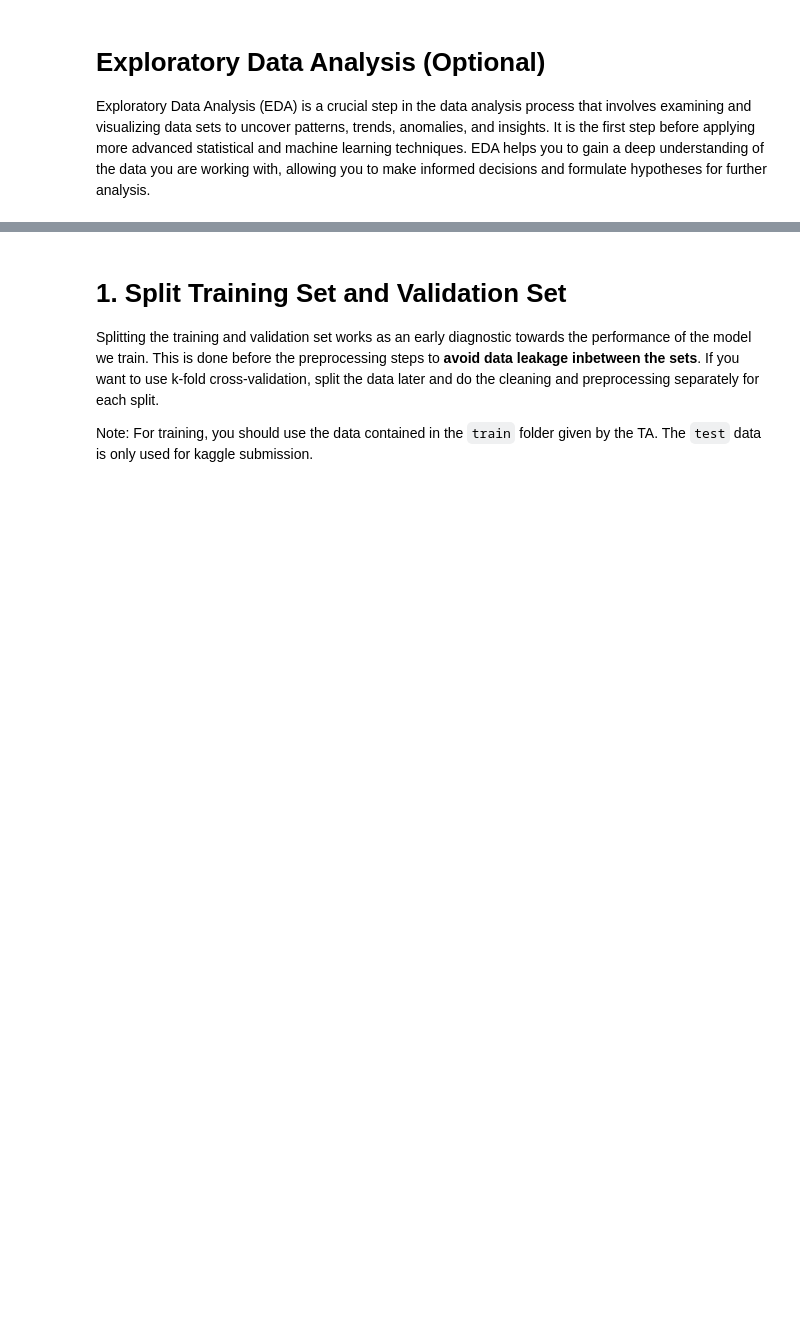
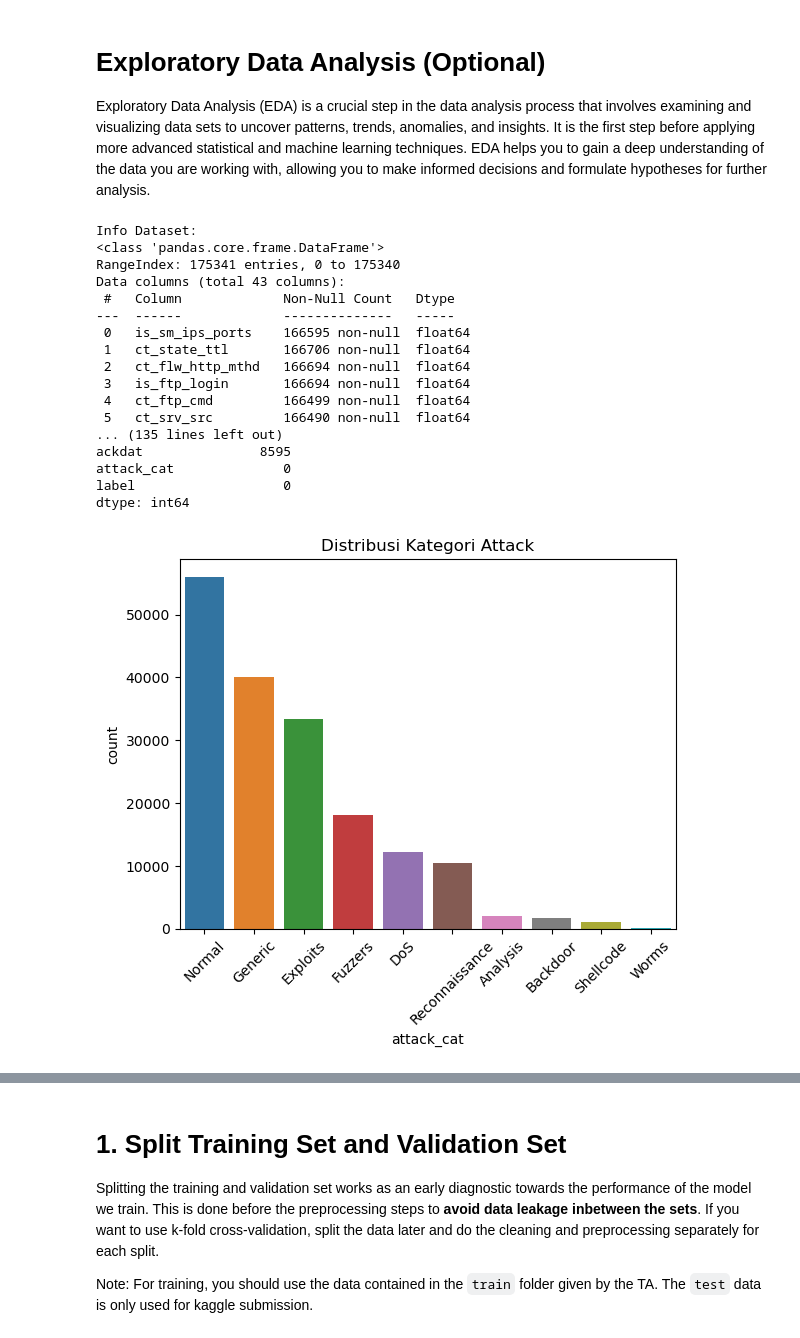
Before and after one commit to zultopia/Tubes2-IF3170-Kelompok10, a Jupyter notebook: src/IF3170 Artificial Intelligence _ Tugas Besar 2 Notebook Template.ipynb, the cells around one changed output, grey strips where cells are left out. Drawn from its saved outputs; the diff is of its cells as text; code cells hidden in the pictures; blank space fills up the shorter version.

```diff
--- a/src/IF3170 Artificial Intelligence _ Tugas Besar 2 Notebook Template.ipynb
+++ b/src/IF3170 Artificial Intelligence _ Tugas Besar 2 Notebook Template.ipynb
@@ -40,0 +58,52 @@ Exploratory Data Analysis (EDA) is a crucial step in the data analysis process t
+# %%
+# Informasi Umum Dataset
+print("Info Dataset:")
+print(merged_data.info())
+
+# Statistik Deskriptif
+print("\nStatistik Deskriptif:")
+print(merged_data.describe())
+
+# Cek Missing Values
+print("\nMissing Values:")
+print(merged_data.isnull().sum())
+
+# Distribusi Variabel Target (attack_cat)
+sns.countplot(data=merged_data, x="attack_cat", order=merged_data["attack_cat"].value_counts().index)
+plt.xticks(rotation=45)
+plt.title("Distribusi Kategori Attack")
+plt.show()
+
+# Heatmap Korelasi
+plt.figure(figsize=(15, 10))
+numeric_data = merged_data.select_dtypes(include=[np.number])
+numeric_data = numeric_data.dropna()
+correlation = numeric_data.corr()
+sns.heatmap(correlation, annot=False, cmap="coolwarm", fmt=".2f")
+plt.title("Heatmap Korelasi Fitur")
+plt.show()
+
+# Visualisasi Distribusi Variabel Numerik
+numerical_features = merged_data.select_dtypes(include=["float64", "int64"]).columns
+merged_data[numerical_features].hist(bins=30, figsize=(15, 15), color="blue", alpha=0.7)
+plt.suptitle("Distribusi Variabel Numerik")
+plt.show()
+# %% [output]
+Info Dataset:
+<class 'pandas.core.frame.DataFrame'>
+RangeIndex: 175341 entries, 0 to 175340
+Data columns (total 43 columns):
+ #   Column             Non-Null Count   Dtype
+---  ------             --------------   -----
+ 0   is_sm_ips_ports    166595 non-null  float64
+ 1   ct_state_ttl       166706 non-null  float64
+ 2   ct_flw_http_mthd   166694 non-null  float64
+ 3   is_ftp_login       166694 non-null  float64
+ 4   ct_ftp_cmd         166499 non-null  float64
+ 5   ct_srv_src         166490 non-null  float64
+... (135 lines left out)
+ackdat               8595
+attack_cat              0
+label                   0
+dtype: int64
+[figure, added]
```
Also changed, not shown: parts of 6 cells of this notebook.
